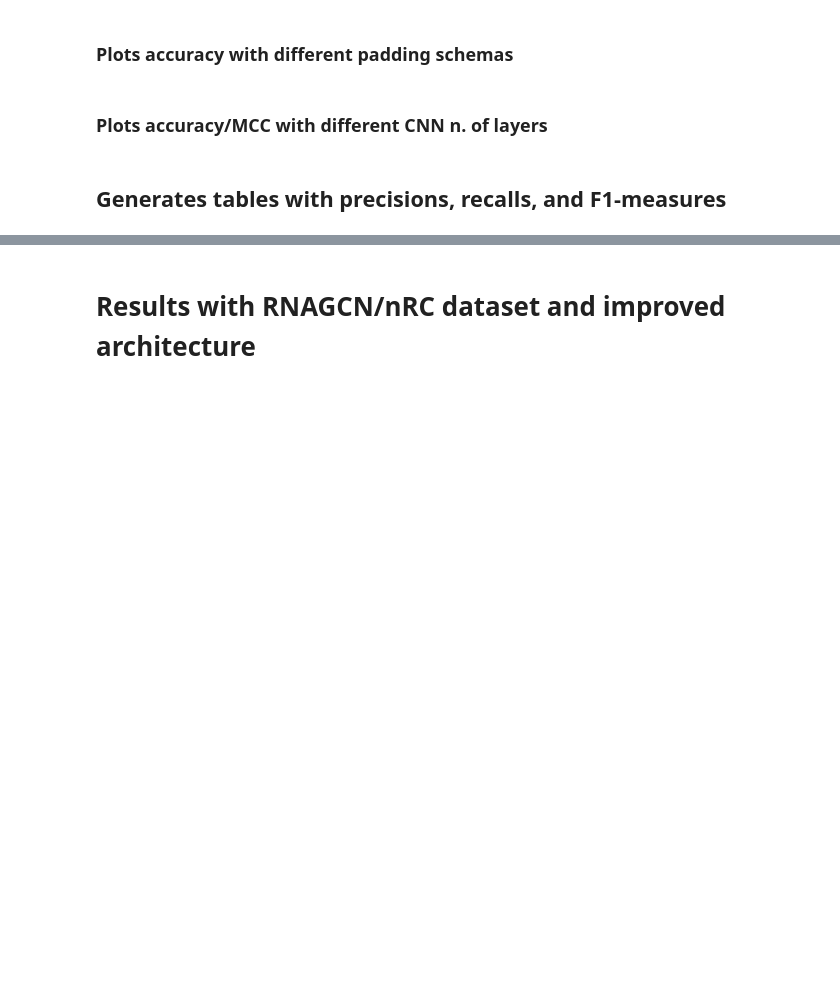
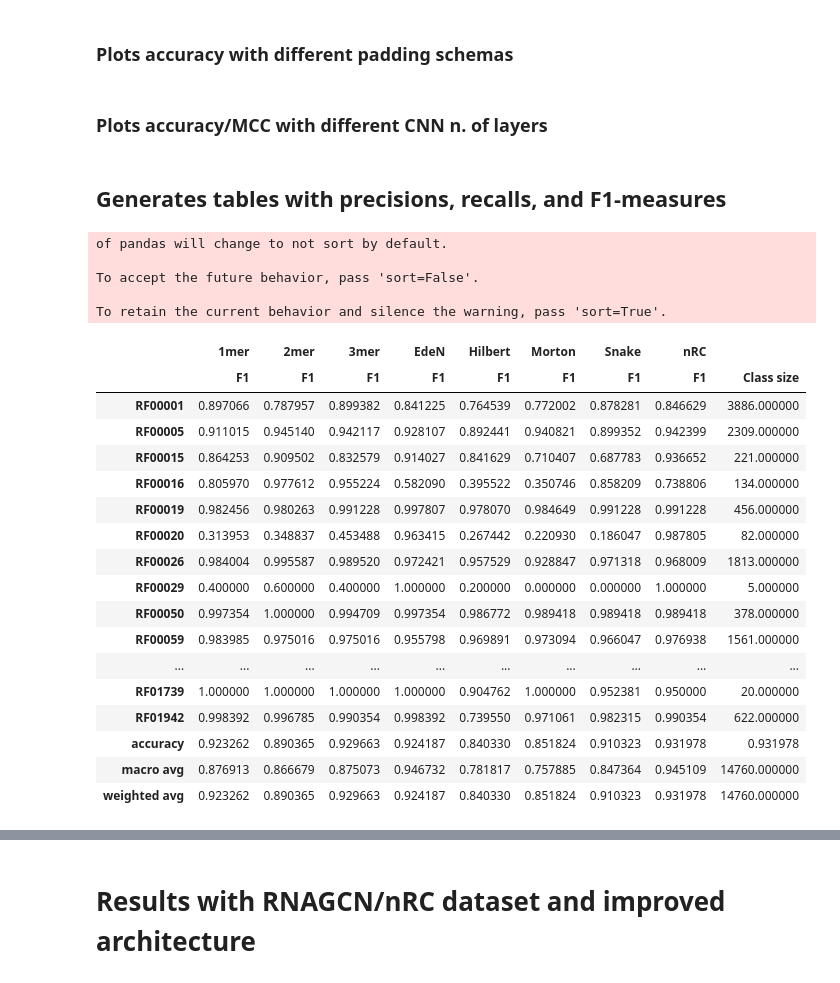
Before and after one commit to bioinformatics-sannio/ncrna-deep, a Jupyter notebook: figures-tables.ipynb, the cells around one changed output, grey strips where cells are left out. Drawn from its saved outputs; the diff is of its cells as text; code cells hidden in the pictures; blank space fills up the shorter version.

```diff
--- a/figures-tables.ipynb
+++ b/figures-tables.ipynb
@@ -234,36 +234,60 @@ for en in seqEncoders:
     cr = classification_report(y_true,y_pred,output_dict=True,digits=2)
     df1 = pd.DataFrame(cr).drop(index=['support'])
     df1.drop(columns=['accuracy'])
     df1.index = ['P','R','F1']
-    df1.drop(index='P')
-    df1.drop(index='R')
+    df1=df1.drop(index='P')
+    df1=df1.drop(index='R')
     dfs[en['filename']] = df1
 
 y_pred = np.loadtxt('eden/test_pred_eden_'+str(bn)+'.txt',dtype='str')
 y_true = np.loadtxt('eden/test_labels_eden_'+str(bn)+'.txt',dtype='str')
 cr = classification_report(y_true,y_pred,output_dict=True,digits=2)
 df1 = pd.DataFrame(cr).drop(index=['support'])
 df1.drop(columns=['accuracy'])
 df1.index = ['P','R','F1']
-df1.drop(index='P')
-df1.drop(index='R')
+df1=df1.drop(index='P')
+df1=df1.drop(index='R')
 dfs['EdeN'] = df1
 
 y_pred = np.loadtxt('nrc/test_pred_nrc_'+str(bn)+'.txt',dtype='str')
 y_true = np.loadtxt('nrc/test_labels_nrc_'+str(bn)+'.txt',dtype='str')
 cr = classification_report(y_true,y_pred,output_dict=True,digits=2)
 df1 = pd.DataFrame(cr) #.drop(index=['support'])
 df1.drop(columns=['accuracy'])
 df1.index = ['P','R','F1','Class size']
-df1.drop(index='P')
-df1.drop(index='R')
+df1=df1.drop(index='P')
+df1=df1.drop(index='R')
 dfs['nRC'] = df1
 
 df = pd.concat(dfs)
 df = df.transpose()
 df.astype({('nRC','Class size'): 'int32'})
 
 with open('tables/prf-table_bn'+str(bn)+'_nl'+str(nl)+'_p'+padd+'.tex','w') as tf:
     tf.write(df.to_latex(float_format="{:0.2f}".format))
 
 df
+# %% [output]
+of pandas will change to not sort by default.
+
+To accept the future behavior, pass 'sort=False'.
+
+To retain the current behavior and silence the warning, pass 'sort=True'.
+|  | 1mer | 2mer | 3mer | EdeN | Hilbert | Morton | Snake | nRC |  |
+|  | F1 | F1 | F1 | F1 | F1 | F1 | F1 | F1 | Class size |
+| RF00001 | 0.897066 | 0.787957 | 0.899382 | 0.841225 | 0.764539 | 0.772002 | 0.878281 | 0.846629 | 3886.000000 |
+| RF00005 | 0.911015 | 0.945140 | 0.942117 | 0.928107 | 0.892441 | 0.940821 | 0.899352 | 0.942399 | 2309.000000 |
+| RF00015 | 0.864253 | 0.909502 | 0.832579 | 0.914027 | 0.841629 | 0.710407 | 0.687783 | 0.936652 | 221.000000 |
+| RF00016 | 0.805970 | 0.977612 | 0.955224 | 0.582090 | 0.395522 | 0.350746 | 0.858209 | 0.738806 | 134.000000 |
+| RF00019 | 0.982456 | 0.980263 | 0.991228 | 0.997807 | 0.978070 | 0.984649 | 0.991228 | 0.991228 | 456.000000 |
+| RF00020 | 0.313953 | 0.348837 | 0.453488 | 0.963415 | 0.267442 | 0.220930 | 0.186047 | 0.987805 | 82.000000 |
+| RF00026 | 0.984004 | 0.995587 | 0.989520 | 0.972421 | 0.957529 | 0.928847 | 0.971318 | 0.968009 | 1813.000000 |
+| RF00029 | 0.400000 | 0.600000 | 0.400000 | 1.000000 | 0.200000 | 0.000000 | 0.000000 | 1.000000 | 5.000000 |
+| RF00050 | 0.997354 | 1.000000 | 0.994709 | 0.997354 | 0.986772 | 0.989418 | 0.989418 | 0.989418 | 378.000000 |
+| RF00059 | 0.983985 | 0.975016 | 0.975016 | 0.955798 | 0.969891 | 0.973094 | 0.966047 | 0.976938 | 1561.000000 |
+| ... | ... | ... | ... | ... | ... | ... | ... | ... | ... |
+| RF01739 | 1.000000 | 1.000000 | 1.000000 | 1.000000 | 0.904762 | 1.000000 | 0.952381 | 0.950000 | 20.000000 |
+| RF01942 | 0.998392 | 0.996785 | 0.990354 | 0.998392 | 0.739550 | 0.971061 | 0.982315 | 0.990354 | 622.000000 |
+| accuracy | 0.923262 | 0.890365 | 0.929663 | 0.924187 | 0.840330 | 0.851824 | 0.910323 | 0.931978 | 0.931978 |
+| macro avg | 0.876913 | 0.866679 | 0.875073 | 0.946732 | 0.781817 | 0.757885 | 0.847364 | 0.945109 | 14760.000000 |
+| weighted avg | 0.923262 | 0.890365 | 0.929663 | 0.924187 | 0.840330 | 0.851824 | 0.910323 | 0.931978 | 14760.000000 |
```
Also changed, not shown: parts of 1 cell of this notebook, 7 other files.
